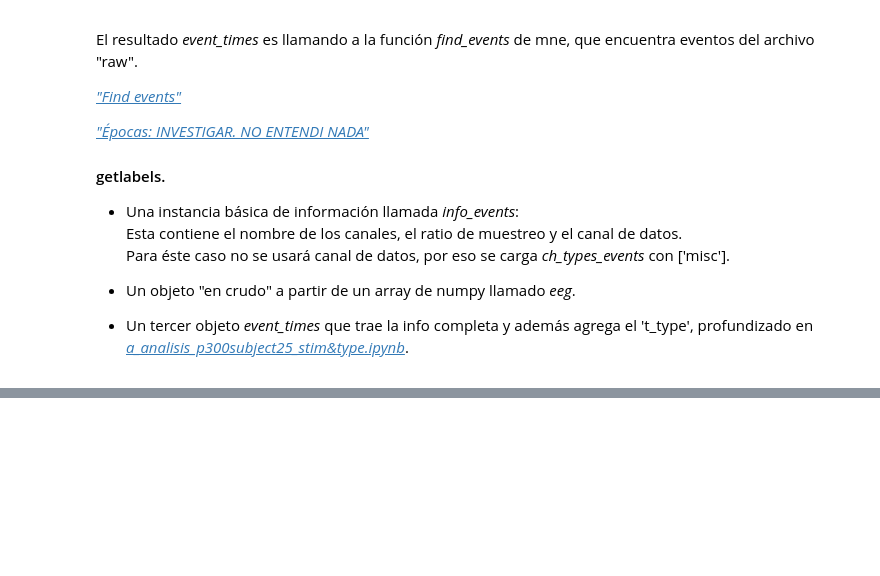
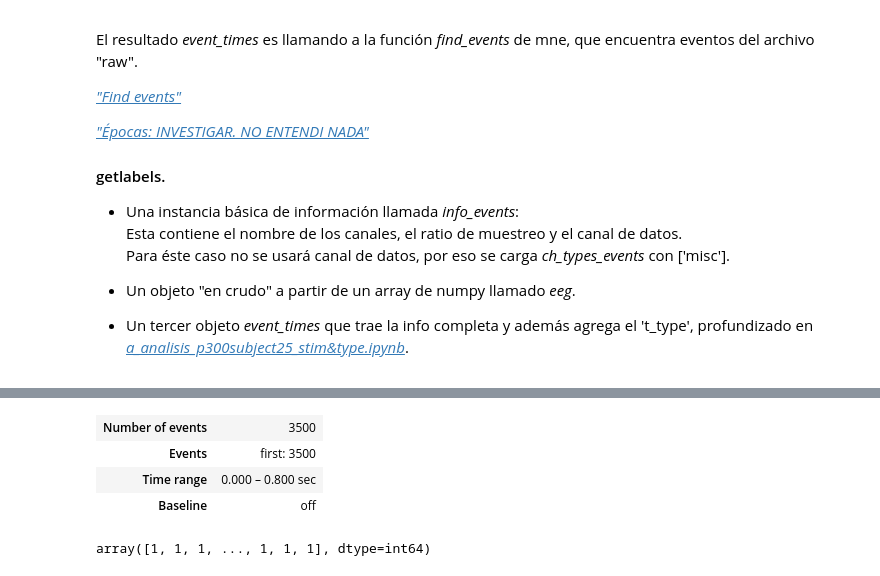
Before and after one commit to alexchavez1980/repo_tesis, a Jupyter notebook: a_analisis_DrugSignal_II.ipynb, the cells around one changed output, grey strips where cells are left out. Drawn from its saved outputs; the diff is of its cells as text; code cells hidden in the pictures; blank space fills up the shorter version.

```diff
--- a/a_analisis_DrugSignal_II.ipynb
+++ b/a_analisis_DrugSignal_II.ipynb
@@ -217,0 +237,11 @@ repetitions=120
+# %%
+epochs
+# %% [output]
+| Number of events | 3500 |
+| Events | first: 3500 |
+| Time range | 0.000 – 0.800 sec |
+| Baseline | off |
+# %%
+labels
+# %% [output]
+array([1, 1, 1, ..., 1, 1, 1], dtype=int64)
```
Also changed, not shown: parts of 7 cells of this notebook, 14 other files.
